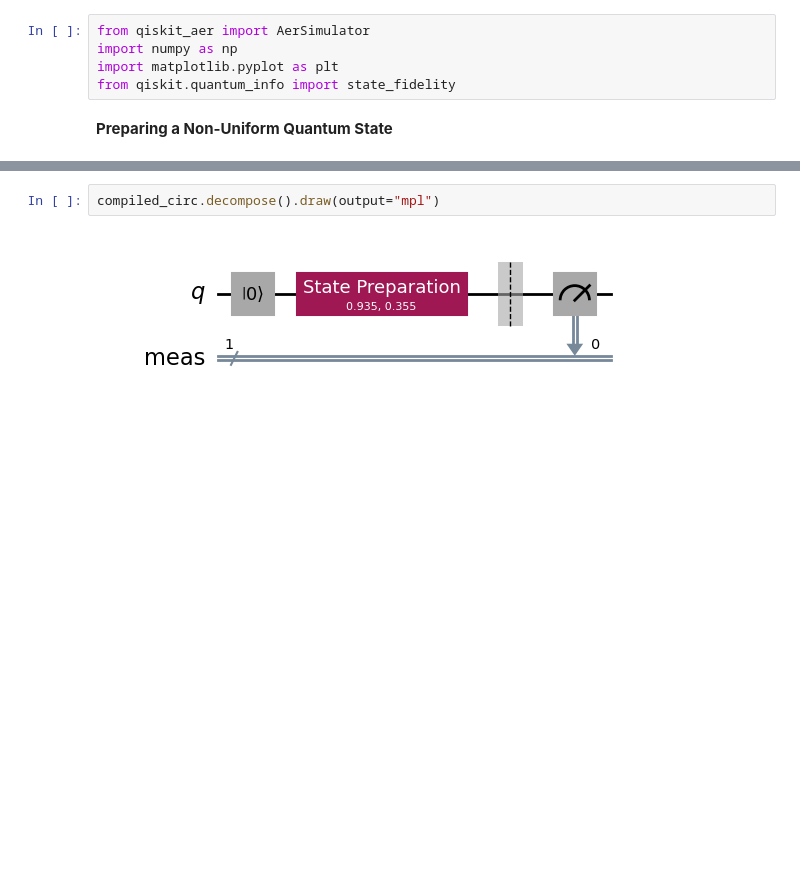
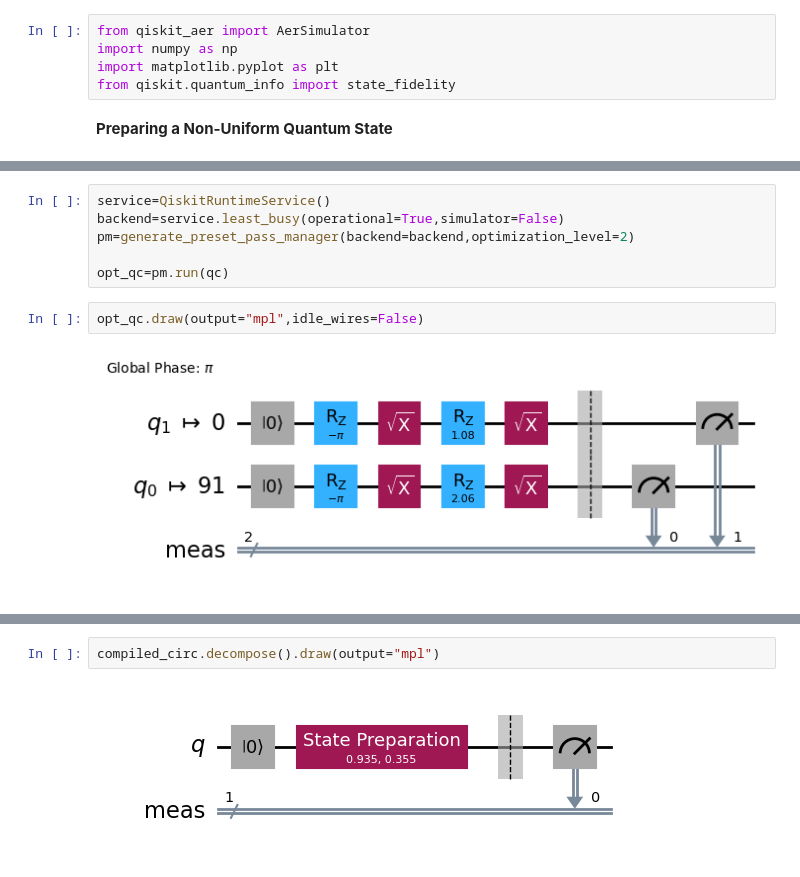
Before and after one commit to RajatSaha1106/Qiskit-Fundamentals, a Jupyter notebook: Experimental Quantum Embedding.ipynb, the cells around one changed output, grey strips where cells are left out. Drawn from its saved outputs; the diff is of its cells as text; blank space fills up the shorter version.

```diff
--- a/Experimental Quantum Embedding.ipynb
+++ b/Experimental Quantum Embedding.ipynb
@@ -282,0 +293,10 @@ qc.draw(output="mpl")
+# %%
+service=QiskitRuntimeService()
+backend=service.least_busy(operational=True,simulator=False)
+pm=generate_preset_pass_manager(backend=backend,optimization_level=2)
+
+opt_qc=pm.run(qc)
+# %%
+opt_qc.draw(output="mpl",idle_wires=False)
+# %% [output]
+[figure, added]
```
Also changed, not shown: parts of 10 cells of this notebook.
